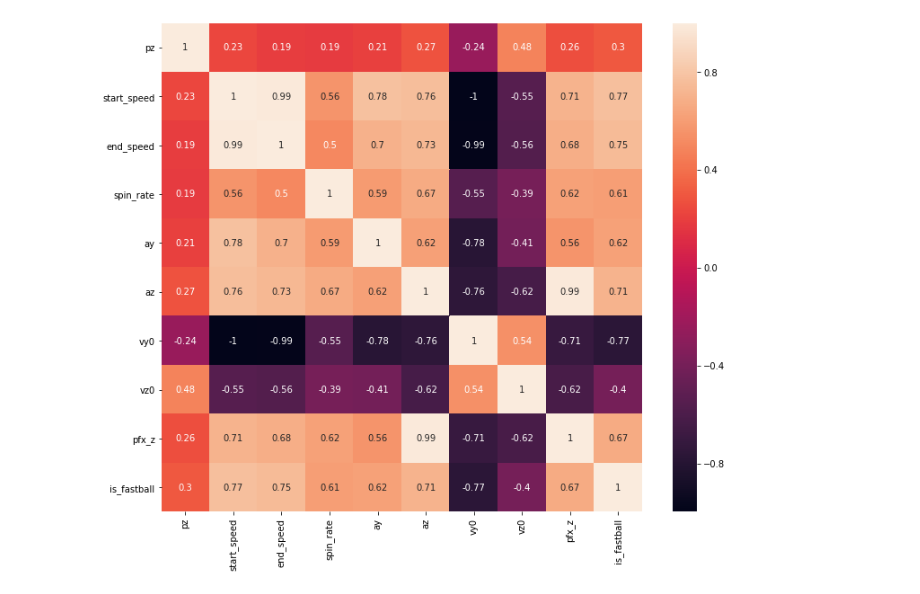
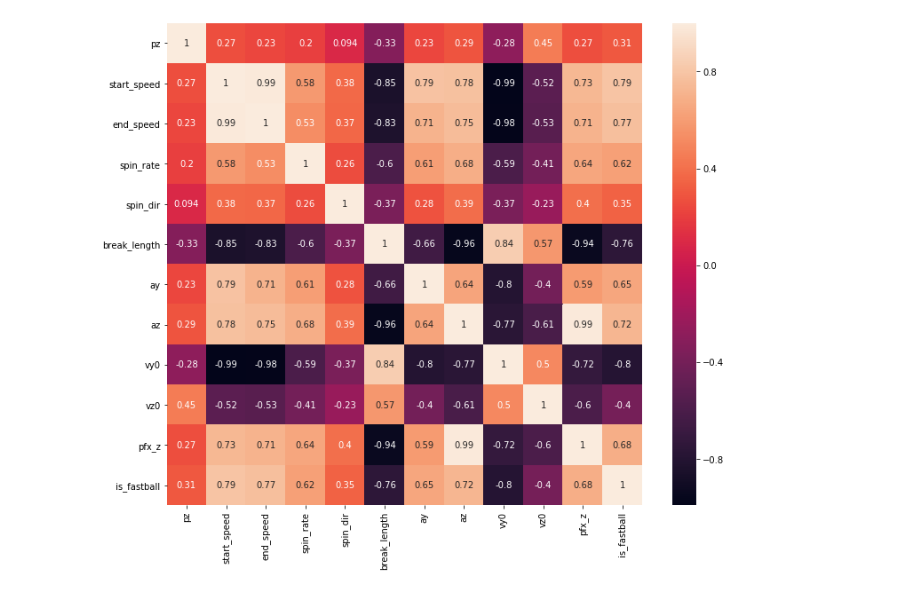
Before and after one commit to jkovach89/Thinkful-Capstones, a Jupyter notebook: Capstone 3 - Supervised Learning.ipynb, the cells around one changed output. Saved outputs shown, nothing was run; the diff lists cells and outputs as text; code cells hidden in the pictures.

```diff
--- a/Capstone 3 - Supervised Learning.ipynb
+++ b/Capstone 3 - Supervised Learning.ipynb
@@ -1,3 +1,7 @@
 # %%
-import pandas as pd, numpy as np, matplotlib.pyplot as plt
+import pandas as pd, numpy as np, matplotlib.pyplot as plt, seaborn as sns
 %matplotlib inline
+
+pitches = pd.read_csv('/Users/JKovach/Downloads/mlb-pitch-data-20152018/pitches.csv')
+pitches = pitches.drop('event_num',1)
+pitches.head(10)
@@ -80,0 +114,23 @@ Name: is_fastball, dtype: float64
+# %%
+from scipy.stats.mstats import winsorize
+
+# Create dataframe for winsorized values
+w_pitches = pd.DataFrame()
+
+for col in list(pitches.columns):
+    w_pitches[col] = winsorize(pitches[col], (0.05, 0.10))
+
+# Re-check outlier distributions
+for col in list(w_pitches.columns.drop(['code', 'type', 'pitch_type'], 1)):
+    print("For: " + col)
+    q75, q25 = np.percentile(w_pitches[col], [75 ,25])
+    iqr = q75 - q25
+    for threshold in np.arange(1,5,0.5):
+        min_val = q25 - (iqr*threshold)
+        max_val = q75 + (iqr*threshold)
+        print("The score threshold is: {}".format(threshold))
+        print("Number of outliers before winsorization is: {}".format(
+            len((np.where((w_pitches[col] > max_val)
+                          | (w_pitches[col] < min_val))[0]))
+        ))
+# Winsorization seems effective
@@ -81,11 +175,15 @@ Name: is_fastball, dtype: float64
 # %%
+# Identify correlation in winsorized features
+w_cor = w_pitches.corr()
+cor_target = abs(w_cor['is_fastball'])
+relevant_features = cor_target[cor_target>0.3]
+
 # Create new df with only highly correlated features
-redux_pitch = pitches[['pz', 'start_speed', 'end_speed', 'spin_rate', 'ay',
-                       'az', 'vy0', 'vz0', 'pfx_z', 'is_fastball']]
+redux_pitch = w_pitches[list(relevant_features.index)]
 
 plt.figure(figsize=(12,10))
 rpcor = redux_pitch.corr()
 sns.heatmap(rpcor, annot=True)
 plt.show()
 # %% [output]
-[figure, old version]
+[figure, new version]
```
Also changed, not shown: parts of 20 cells of this notebook.
